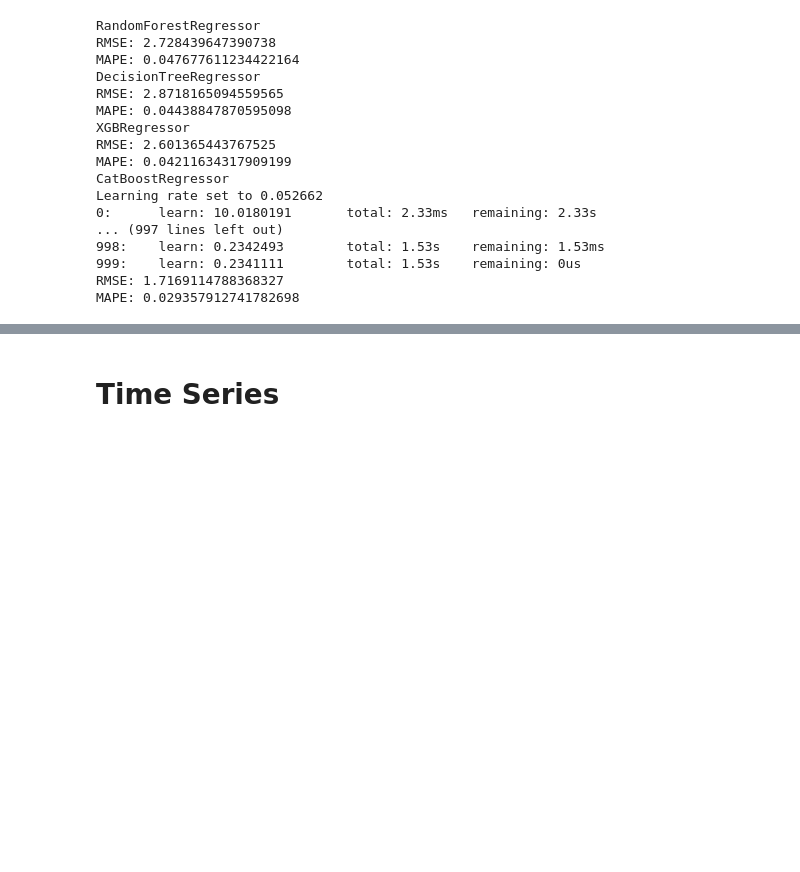
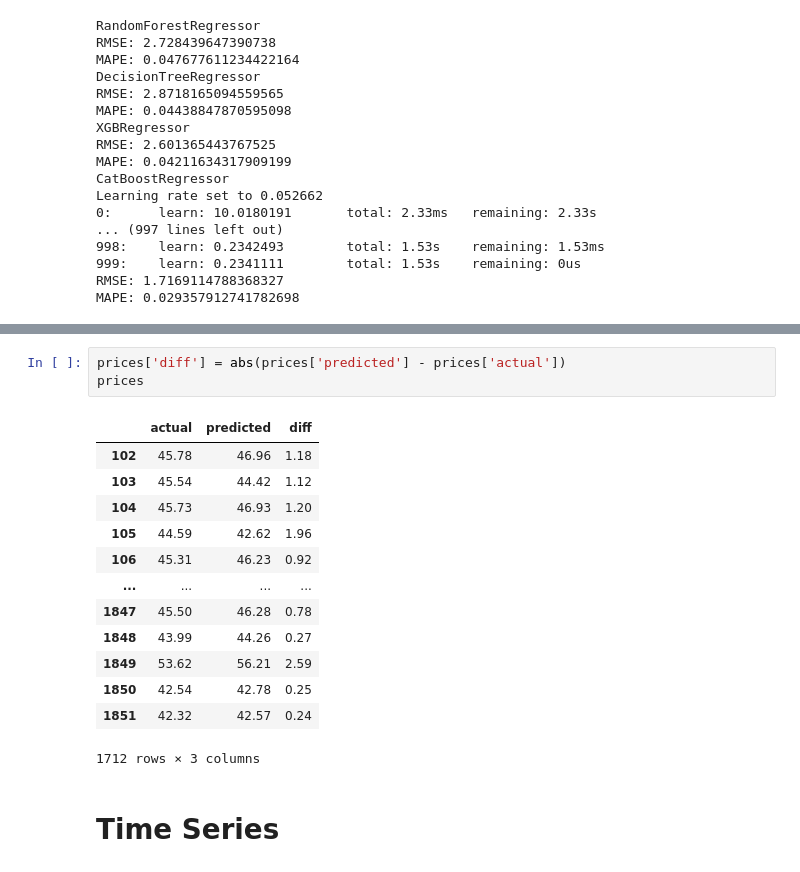
Before and after one commit to suanow/NFT-ML-term-paper, a Jupyter notebook: models/sand_new.ipynb, the cells around one changed output, grey strips where cells are left out. Saved outputs shown, nothing was run; the diff lists cells and outputs as text; blank space fills up the shorter version.

```diff
--- a/models/sand_new.ipynb
+++ b/models/sand_new.ipynb
@@ -571,2 +586,19 @@ prices = pd.DataFrame({'actual':y_test, 'predicted':pred_cat})
+# %%
+prices['diff'] = abs(prices['predicted'] - prices['actual'])
+prices
+# %% [output]
+|  | actual | predicted | diff |
+| 102 | 45.78 | 46.96 | 1.18 |
+| 103 | 45.54 | 44.42 | 1.12 |
+| 104 | 45.73 | 46.93 | 1.20 |
+| 105 | 44.59 | 42.62 | 1.96 |
+| 106 | 45.31 | 46.23 | 0.92 |
+| ... | ... | ... | ... |
+| 1847 | 45.50 | 46.28 | 0.78 |
+| 1848 | 43.99 | 44.26 | 0.27 |
+| 1849 | 53.62 | 56.21 | 2.59 |
+| 1850 | 42.54 | 42.78 | 0.25 |
+| 1851 | 42.32 | 42.57 | 0.24 |
+1712 rows × 3 columns
 # %% [markdown]
 # Time Series
```
Also changed, not shown: parts of 16 cells of this notebook.
